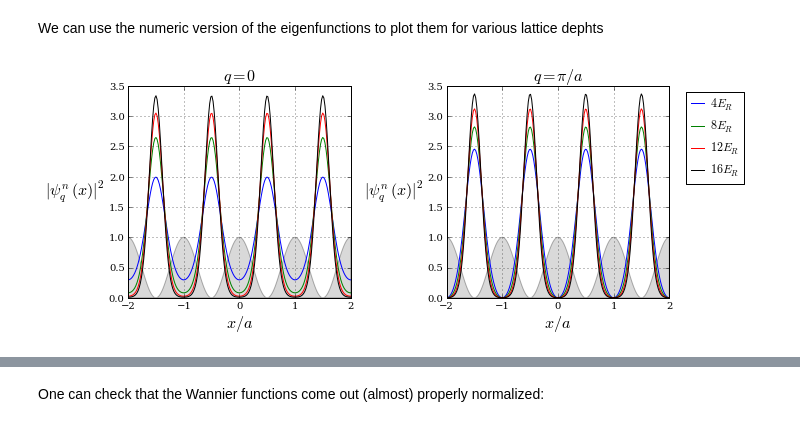
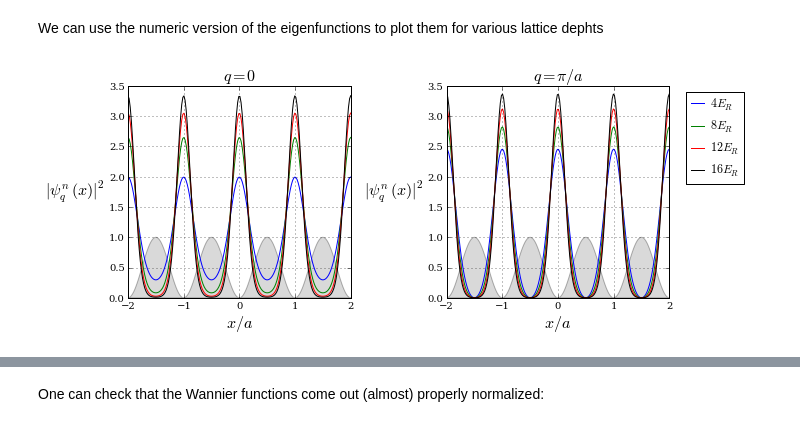
Before and after one commit to PedroMDuarte/lattice_3D_ipynb, a Jupyter notebook: BandStructure.ipynb, the cells around one changed output, grey strips where cells are left out. Cells and saved outputs as stored; diff of their text form; code cells hidden in the pictures.

```diff
--- a/BandStructure.ipynb
+++ b/BandStructure.ipynb
@@ -124,15 +121,15 @@ fig = plt.figure(figsize=(3*len(depths),5))
 gs = matplotlib.gridspec.GridSpec( 1,len(depths))
 for i,d in enumerate(depths):
     ax = fig.add_subplot( gs[0,i])
-    ax.set_xlabel("$q$",fontsize=16)
+    ax.set_xlabel("$q / (2\pi/a)$",fontsize=16)
     ax.set_ylabel("$E_{q} / E_{R} $",fontsize=16)
     ax.set_title('$%.1f E_{R}$'%d,fontsize=16)
-    ax.set_xlim(-1.,1.)
+    ax.set_xlim(-0.5,0.5)
     ax.set_ylim(0.,16.)
     ax.fill_between(qs, 0., d, facecolor='gray', alpha=0.3)
     ax.plot( qs, hosc(0,d)*np.ones_like(qs), 'b:' )
 
-    qs = np.linspace(-1.,1.,101)
+    qs = np.linspace(-0.5,0.5,101)
     ax.plot( qs, bandH0( 0, qs, d, NPoints=5))
     ax.plot( qs, bandH0( 1, qs, d, NPoints=5))
     ax.plot( qs, bandH0( 2, qs, d, NPoints=5))
@@ -145,5 +142,2 @@ fig.savefig('BandStructure_figures/bands1d.pdf')
 # %% [markdown]
 We define a function that allows us to calculate the band width for a certain lattice depth
-# %%
-a=np.array([0,2])
-a.shape
@@ -160,8 +152,10 @@ def bands1d( v0, NBand=0 ):
     NBand : optional
         Band index (default = 0 )
     """
-    Eq0 = eigenvalsH0( 0., v0)[NBand]
-    Eq1 = eigenvalsH0( 1., v0)[NBand]
+    qbot = 0.
+    qtop = 0.5
+    Eq0 = eigenvalsH0( qbot, v0)[NBand]
+    Eq1 = eigenvalsH0( qtop, v0)[NBand]
     if Eq0 > Eq1:
         return np.array([Eq1,Eq0])
     else:
@@ -240,8 +234,8 @@ def eigenfunsH0( q, v0, x, NPoints=5 ):
     Parameters
     ----------
     q : float
-        The value of quasimomentum.  Units are pi/2, so q can take
-        values in (-1,1]
+        The value of quasimomentum.  Units are 2\pi, so q can take
+        values in (-0.5,0.5]
     v0 : float
         The value of the lattice depth in recoils
     x : array-like of floats
@@ -268,7 +262,7 @@ def eigenfunsH0( q, v0, x, NPoints=5 ):
     of a lattice site.  This function has a value of x0=0.5 hard-coded
     """
     q_Sym, v0_Sym = sym.symbols("q V_{0}")
-    h0 = np.array( np.array( H0(NPoints,q_Sym,v0_Sym).subs( [(q_Sym,q), (v0_Sym,v0)] )), np.float )
+    h0 = np.array( np.array( H0_sin(NPoints,q_Sym,v0_Sym).subs( [(q_Sym,q), (v0_Sym,v0)] )), np.float )
     w,v =  numpy.linalg.eigh(h0)
     a = 1.0 # We use x in units of the lattice spacing
     k = np.pi/a
@@ -282,7 +276,7 @@ def eigenfunsH0( q, v0, x, NPoints=5 ):
         coefs = v[:,i][:,None]
         #if i==0:
         #    print coefs
-        planewaves =  coefs * np.exp( 1j*(2*k)*np.outer(m,x) ) * np.exp(1j*q*k*x)
+        planewaves =  coefs * np.exp( 1j*(2*k)*np.outer(m,x) ) * np.exp(1j*q*2*k*x)
         psi = planewaves.sum(axis=0)
 
         # Adjust the wavefunctions so they have matching phases at x0
@@ -421,35 +298,38 @@ depths = [4., 8., 12., 16.]
 c = ['blue', 'green','red','black','purple']
 
 fig = plt.figure(figsize=(10,4))
 gs = matplotlib.gridspec.GridSpec( 1,2)
 
 ax0 = fig.add_subplot( gs[0,0])
 ax1 = fig.add_subplot( gs[0,1])
 
 for ax in [ax0,ax1]:
     ax.set_xlabel("$x/a$",fontsize=16)
     ax.set_ylabel("$|\psi_{q}^{n}(x)|^{2}$",fontsize=16,rotation=0)
     ax.set_xticks([-2, -1, 0, 1, 2])
     ax.grid()
 ax0.set_title('$q = 0 $',fontsize=16)
 ax1.set_title('$q = \pi/a$',fontsize=16)
 
+qbot = 0.
+qtop = 0.5
+
 x = np.linspace(-2,2,200)
 for i,d in enumerate(depths):
-    psi0 = eigenfunsH0( 0., d, x )[0]
-    psi1 = eigenfunsH0( 1., d, x )[0]
+    psi0 = eigenfunsH0( qbot, d, x )[0]
+    psi1 = eigenfunsH0( qtop, d, x )[0]
     ax0.plot( x, np.abs(psi0[0])**2, color = c[i] )
     ax1.plot( x, np.abs(psi1[0])**2, color = c[i], label='$%.1d E_{R}$'%d)
 
-ax0.fill_between( x, 0., np.cos(np.pi*x)**2, facecolor='gray', alpha=0.3)
-ax1.fill_between( x, 0., np.cos(np.pi*x)**2, facecolor='gray', alpha=0.3)
+ax0.fill_between( x, 0., np.sin(np.pi*x)**2, facecolor='gray', alpha=0.3)
+ax1.fill_between( x, 0., np.sin(np.pi*x)**2, facecolor='gray', alpha=0.3)
 
 ax1.legend( bbox_to_anchor=(1.05,1.00), \
             loc='upper left', numpoints=1, \
              prop={'size':12}, handlelength=1.1, handletextpad=0.5 )
 
 gs.tight_layout(fig, rect=[0.,0.,0.9,1.0])
 fig.savefig('BandStructure_figures/eigenfuns1d.png',dpi=240)
 fig.savefig('BandStructure_figures/eigenfuns1d.pdf')
 # %% [output]
-[figure, old version]
+[figure, new version]
```
Also changed, not shown: parts of 54 cells of this notebook, 59 other files.
